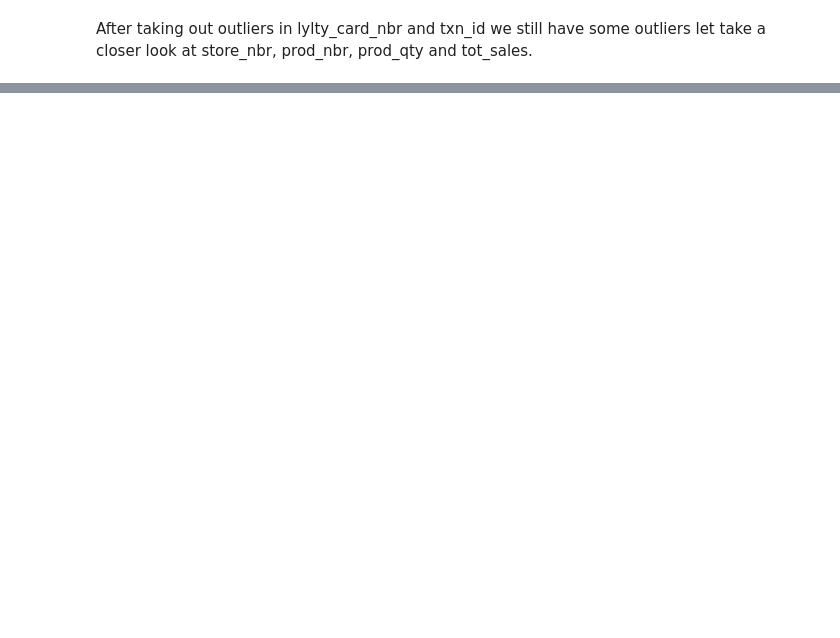
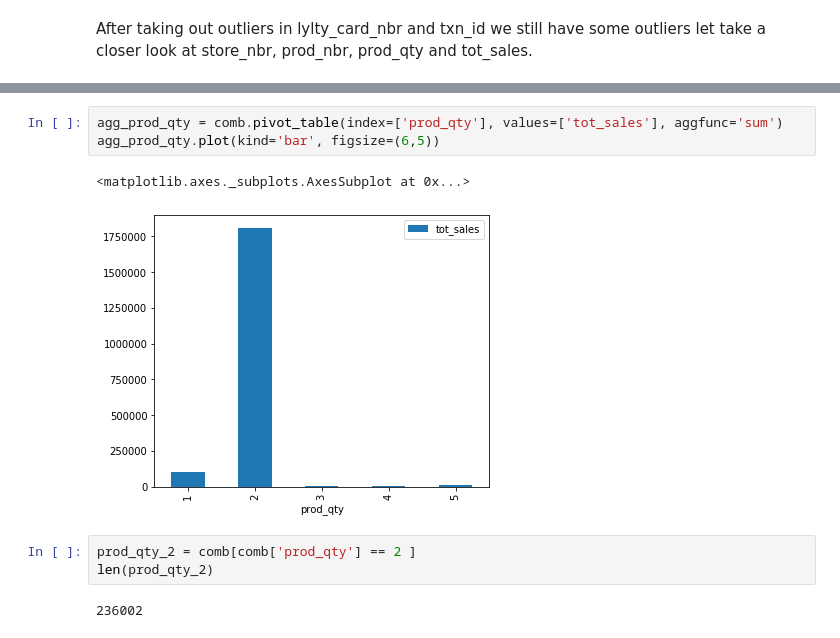
Before and after one commit to Chuks1010/Quantium-Data-Analysis, a Jupyter notebook: Quantium Data Analysis.ipynb, the cells around one changed output, grey strips where cells are left out. Saved outputs shown, nothing was run; the diff lists cells and outputs as text; blank space fills up the shorter version.

```diff
--- a/Quantium Data Analysis.ipynb
+++ b/Quantium Data Analysis.ipynb
@@ -275,0 +316,11 @@ We are left with 'prod_qty' and 'tot_sales'. I think these can be allowed to pas
+# %%
+agg_prod_qty = comb.pivot_table(index=['prod_qty'], values=['tot_sales'], aggfunc='sum')
+agg_prod_qty.plot(kind='bar', figsize=(6,5))
+# %% [output]
+<matplotlib.axes._subplots.AxesSubplot at 0x...>
+[figure, added]
+# %%
+prod_qty_2 = comb[comb['prod_qty'] == 2 ]
+len(prod_qty_2)
+# %% [output]
+236002
```
Also changed, not shown: parts of 42 cells of this notebook.
